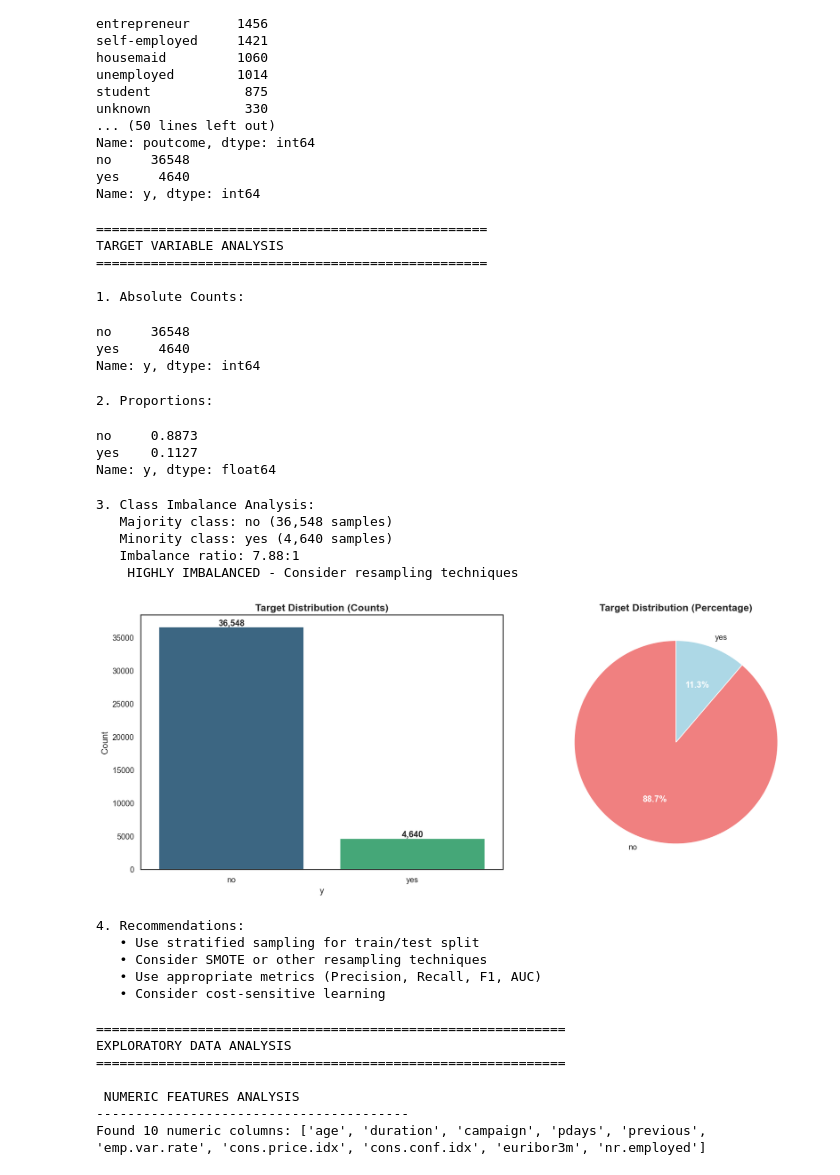
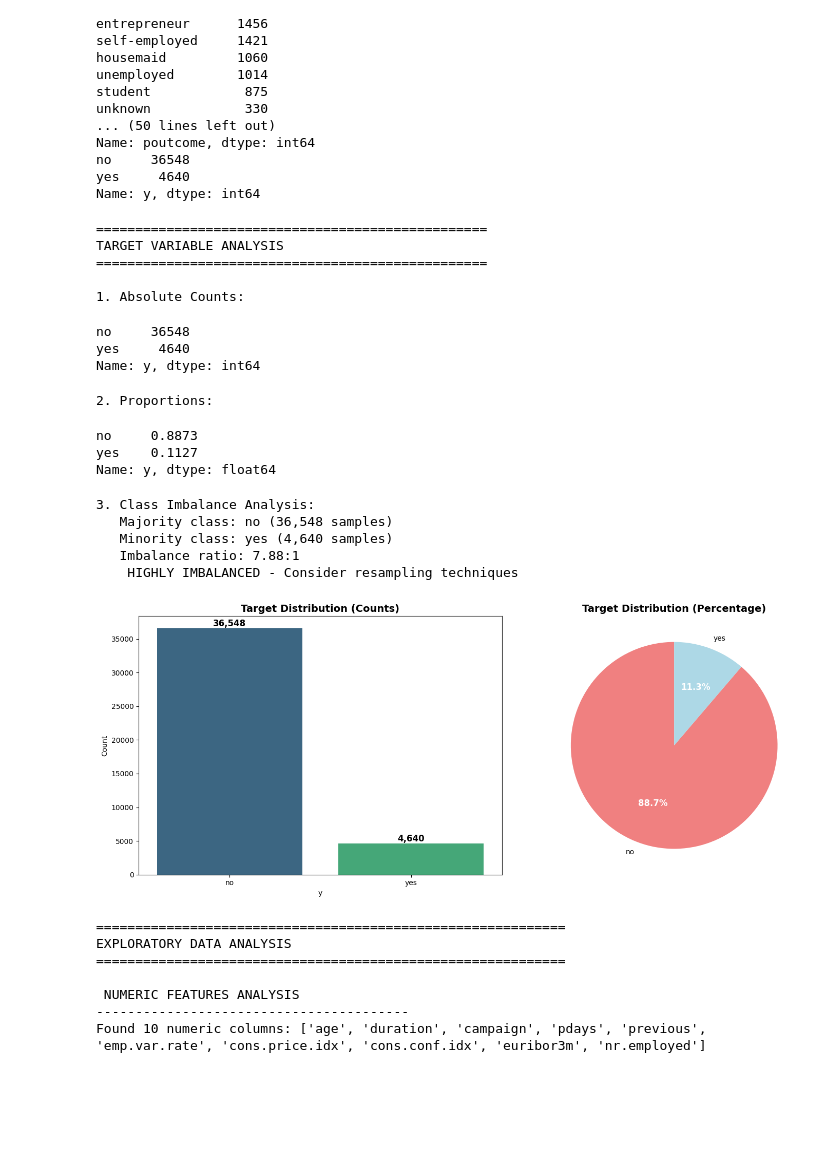
Before and after one commit to boopathi063/ML_Portfoli_Projects, a Jupyter notebook: notebook/EDA1.ipynb, the cells around one changed output. Cells and saved outputs as stored; diff of their text form; code cells hidden in the pictures; blank space fills up the shorter version.

```diff
--- a/notebook/EDA1.ipynb
+++ b/notebook/EDA1.ipynb
@@ -192,53 +200,34 @@ wedges, texts, autotexts = ax2.pie(counts.values,
                                    autopct='%1.1f%%',
                                    colors=colors,
                                    startangle=90)
 ax2.set_title('Target Distribution (Percentage)', fontsize=14, fontweight='bold')
 
 for autotext in autotexts:
     autotext.set_color('white')
     autotext.set_fontweight('bold')
     autotext.set_fontsize(12)
 
 plt.tight_layout()
 plt.show()
-
-print(f"\n4. Recommendations:")
-if imbalance_ratio > 5:
-    print("   • Use stratified sampling for train/test split")
-    print("   • Consider SMOTE or other resampling techniques")
-    print("   • Use appropriate metrics (Precision, Recall, F1, AUC)")
-    print("   • Consider cost-sensitive learning")
-elif imbalance_ratio > 2:
-    print("   • Use stratified sampling for train/test split")
-    print("   • Monitor precision and recall for minority class")
-    print("   • Consider class weights in algorithms")
-else:
-    print("   • Standard train/test split should work fine")
-    print("   • Accuracy will be a reliable metric")
 # %% [output]
 ==================================================
 TARGET VARIABLE ANALYSIS
 ==================================================
 
 1. Absolute Counts:
 no     36548
 yes     4640
 Name: y, dtype: int64
 2. Proportions:
 no     0.8873
 yes    0.1127
 Name: y, dtype: float64
 3. Class Imbalance Analysis:
    Majority class: no (36,548 samples)
    Minority class: yes (4,640 samples)
    Imbalance ratio: 7.88:1
     HIGHLY IMBALANCED - Consider resampling techniques
-[figure, old version]
+[figure, new version]
-4. Recommendations:
-   • Use stratified sampling for train/test split
-   • Consider SMOTE or other resampling techniques
-   • Use appropriate metrics (Precision, Recall, F1, AUC)
-   • Consider cost-sensitive learning
 # %%
 
 print("="*60)
```
Also changed, not shown: parts of 8 cells of this notebook, 7 other files.
